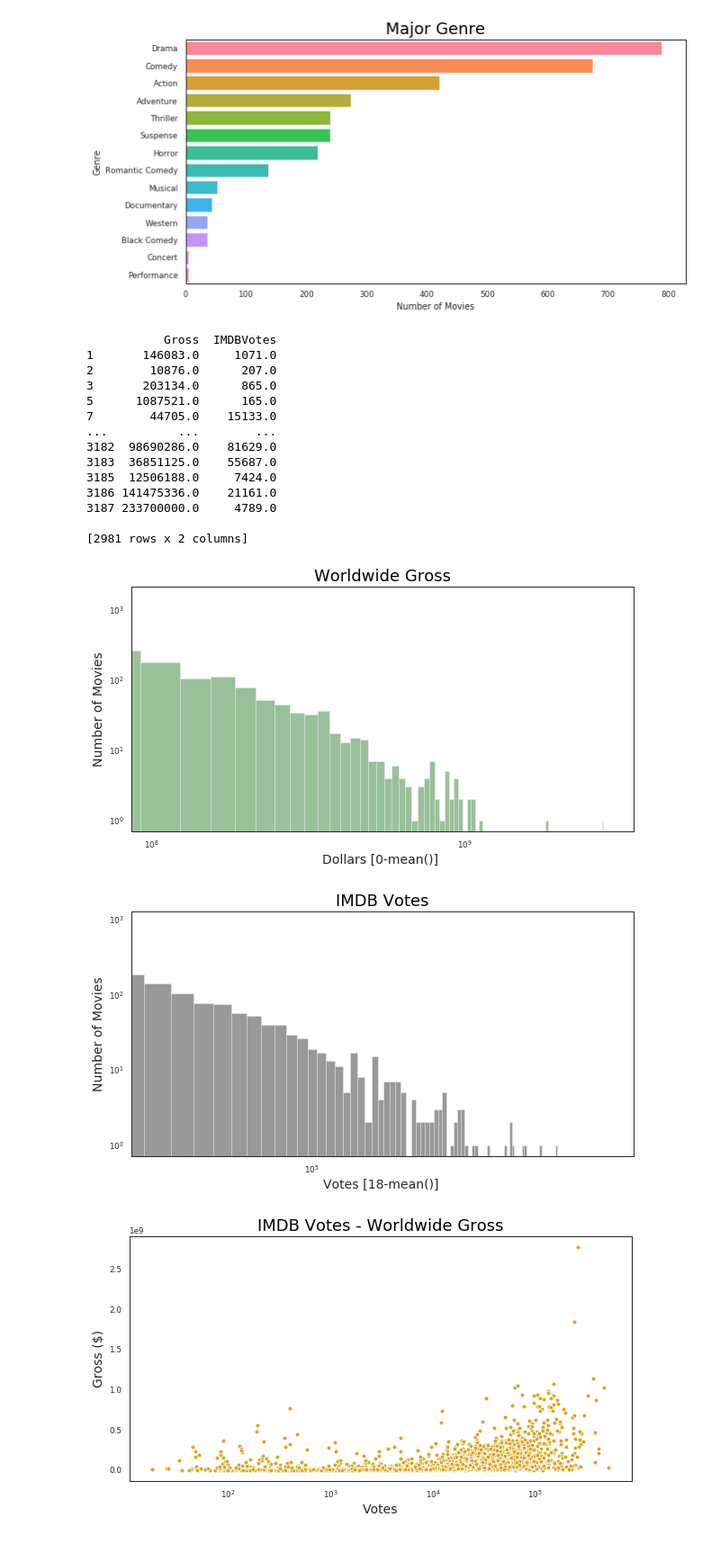
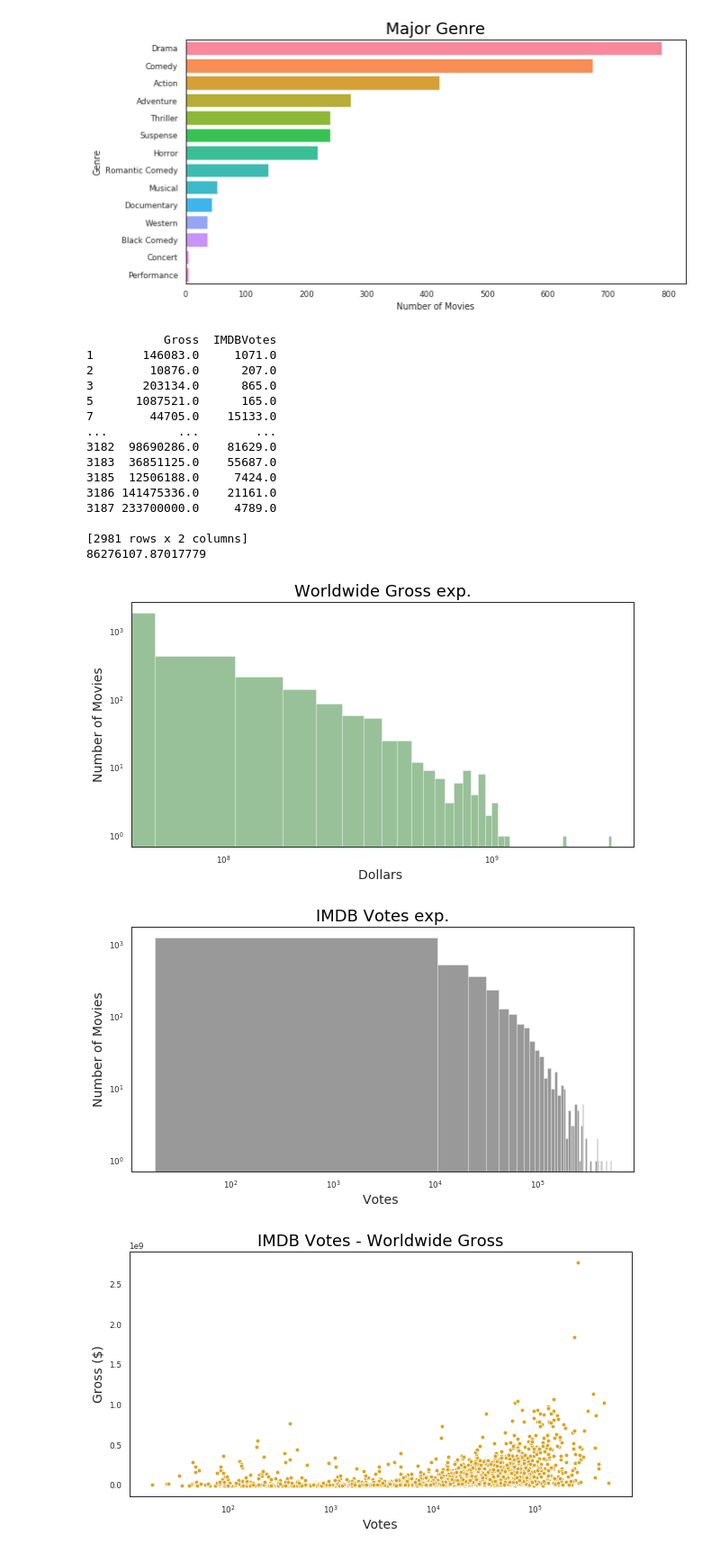
Before and after one commit to ioannapap/movies_data-mining_analysis, a Jupyter notebook: movies_analysis.ipynb, the cells around one changed output. Shown at 90% size. Saved outputs shown, nothing was run; the diff lists cells and outputs as text; code cells hidden in the pictures.

```diff
--- a/movies_analysis.ipynb
+++ b/movies_analysis.ipynb
@@ -246,6 +245,7 @@ plt.savefig('num_movie_genre_barplot.png')
 #merging Gross with IMDBVotes into one DataFrame
 gross_votes_df = pd.merge(pd.DataFrame(gross), pd.DataFrame(imdbv), left_index = True, right_index = True)
 print(gross_votes_df)
+print(gross_votes_df['Gross'].mean())
 # %% [output]
            Gross  IMDBVotes
 1       146083.0     1071.0
@@ -261,40 +261,34 @@ print(gross_votes_df)
 3187 233700000.0     4789.0
 
 [2981 rows x 2 columns]
+86276107.87017779
 # %%
-sns.set_style('white')
-
-m = gross_votes_df['Gross'].mean()
-
+#making exp. Worldwide Gross Histogram
 plt.figure(figsize=(10, 5))
-sns.distplot(gross_votes_df['Gross'], kde = False, color = 'darkgreen', label = 'Gross', bins = 90)
+sns.distplot(gross_votes_df['Gross'], kde = False, color = 'darkgreen', label = 'Gross', bins = 50)
 
 plt.xscale('log')
 plt.yscale('log')
-plt.xlim(m)
-#.mean(skipna = True)
 
-plt.title('Worldwide Gross',color = 'black', fontsize = 18)
-plt.xlabel('Dollars [0-mean()] ', fontsize = 14)
+plt.title('Worldwide Gross exp.',color = 'black', fontsize = 18)
+plt.xlabel('Dollars ', fontsize = 14)
 plt.ylabel('Number of Movies', fontsize = 14)
 
 plt.savefig('Grosslog_Histogram.png')
 # %% [output]
-[figure, old version]
+[figure, new version]
 # %%
-m = gross_votes_df['IMDBVotes'].mean()
-
+#making exp. IMDB Votes Histogram
 plt.figure(figsize=(10, 5))
-sns.distplot(gross_votes_df['IMDBVotes'] , kde = False, color = 'black', label = 'IMDBVotes', bins = 80)
+sns.distplot(gross_votes_df['IMDBVotes'] , kde = False, color = 'black', label = 'IMDBVotes', bins = 50)
 
 plt.xscale('log')
 plt.yscale('log')
-plt.xlim(m)
 
-plt.title('IMDB Votes',color = 'black', fontsize = 18)
-plt.xlabel('Votes [18-mean()] ', fontsize = 14)
+plt.title('IMDB Votes exp.',color = 'black', fontsize = 18)
+plt.xlabel('Votes ', fontsize = 14)
 plt.ylabel('Number of Movies', fontsize = 14)
 
 plt.savefig('Voteslog_Histogram.png')
 # %% [output]
-[figure, old version]
+[figure, new version]
```
Also changed, not shown: parts of 20 cells of this notebook, 1 other file.
